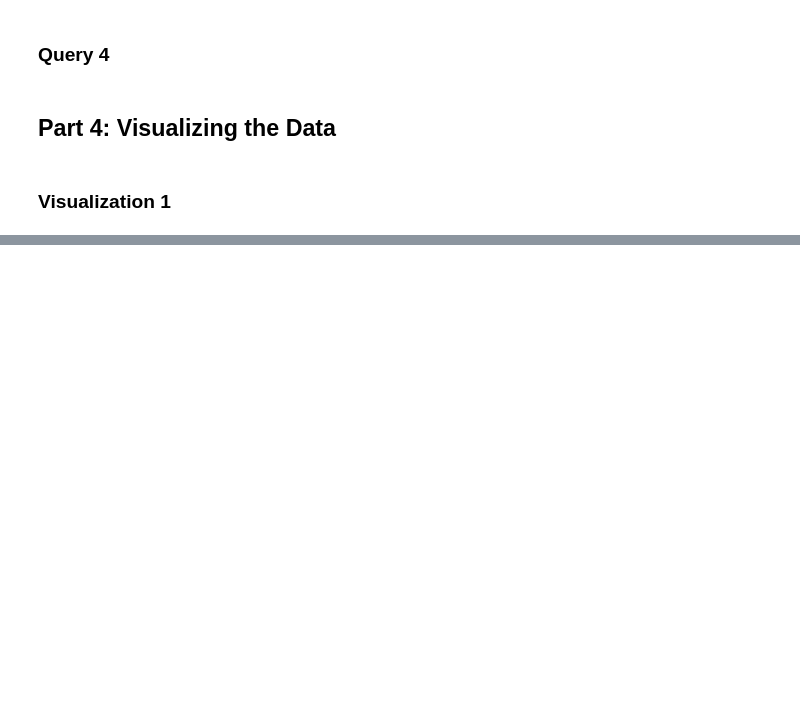
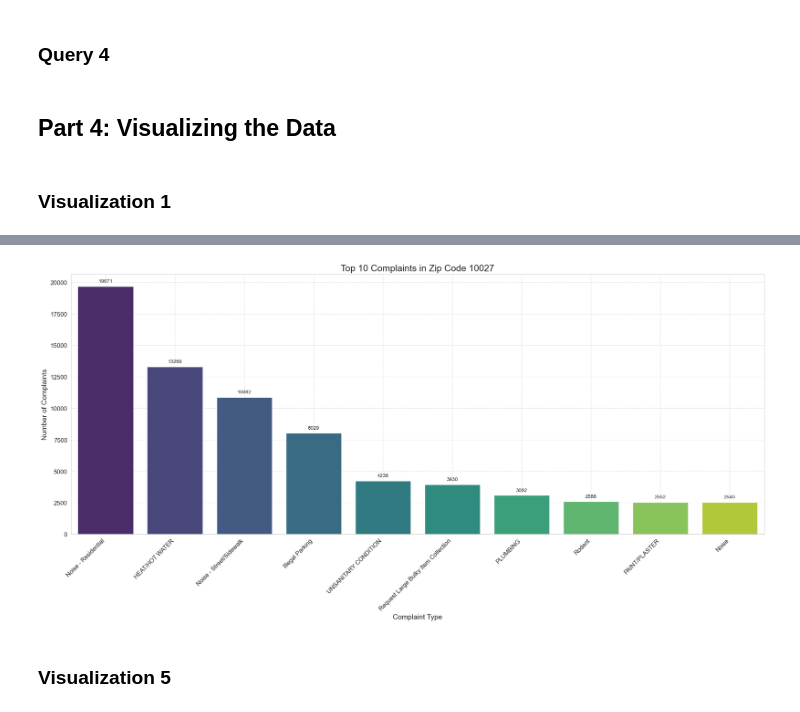
Before and after one commit to Juijiachen/NYC-Rental-Analysis, a Jupyter notebook: Final Project.ipynb, the cells around one changed output, grey strips where cells are left out. Drawn from its saved outputs; the diff is of its cells as text; code cells hidden in the pictures; blank space fills up the shorter version.

```diff
--- a/Final Project.ipynb
+++ b/Final Project.ipynb
@@ -145,14 +145,5 @@ def download_and_clean_311_data():
     nyc_311_data['created_date'] = pd.to_datetime(nyc_311_data['created_date'], format='%Y-%m-%dT%H:%M:%S.%f', errors='coerce')
     nyc_311_data['closed_date'] = pd.to_datetime(nyc_311_data['closed_date'], format='%Y-%m-%dT%H:%M:%S.%f',errors='coerce')
     nyc_311_data = nyc_311_data.dropna(subset=['created_date', 'closed_date'])
-    nyc_311_data['longitude'] = nyc_311_data['longitude'].round(3)
-    nyc_311_data['latitude'] = nyc_311_data['latitude'].round(3)
-    nyc_311_data['incident_zip'] = nyc_311_data['incident_zip'].astype(str)
-    nyc_311_data['incident_zip'] = nyc_311_data['incident_zip'].str[:5]
-    nyc_311_data = nyc_311_data.dropna(subset=['incident_zip', 'latitude'])
-    nyc_311_data.reset_index(drop=True, inplace=True)
-    nyc_311_data['id'] = nyc_311_data.index
-    columns_to_check_duplicates = ['unique_key']
-    nyc_311_data.drop_duplicates(subset=columns_to_check_duplicates, inplace=True)
 
     return nyc_311_data
@@ -476,10 +480,3 @@ QUERY_1 = text("""
-# %%
-with engine.connect() as conn:
-    result = connection.execute(sql_query)
-    print("Zip Code | Number of Complaints")
-    print("-" * 30)
-    for row in result:
-        print(f"{row.incident_zip} | {row.num_complaints}")
 # %%
 write_query_to_file(QUERY_1, QUERY_1_FILENAME)
 # %% [markdown]
@@ -514,0 +630,25 @@ plot_visual_1(some_dataframe)
+# %%
+
+def get_data_for_visual_2():
+    QUERY = text("""
+        SELECT complaint_type, COUNT(*) AS num_complaints
+        FROM nyc_311_services
+        WHERE created_date >= '2018-10-01' AND created_date <= '2023-09-30'
+        AND incident_zip = '10027'
+        GROUP BY complaint_type
+        ORDER BY num_complaints DESC
+        LIMIT 10;
+    """)
+    with engine.connect() as conn:
+        result = conn.execute(QUERY)
+        dataframe = pd.DataFrame(result.fetchall(), columns=result.keys())
+
+    return dataframe
+# %%
+# Get data and plot
+data_for_visualization = get_data_for_visual_2()
+plot_visual_2(data_for_visualization)
+# %% [output]
+[figure, added]
+# %% [markdown]
+### Visualization 5
```
Also changed, not shown: parts of 17 cells of this notebook, 2 other files.
